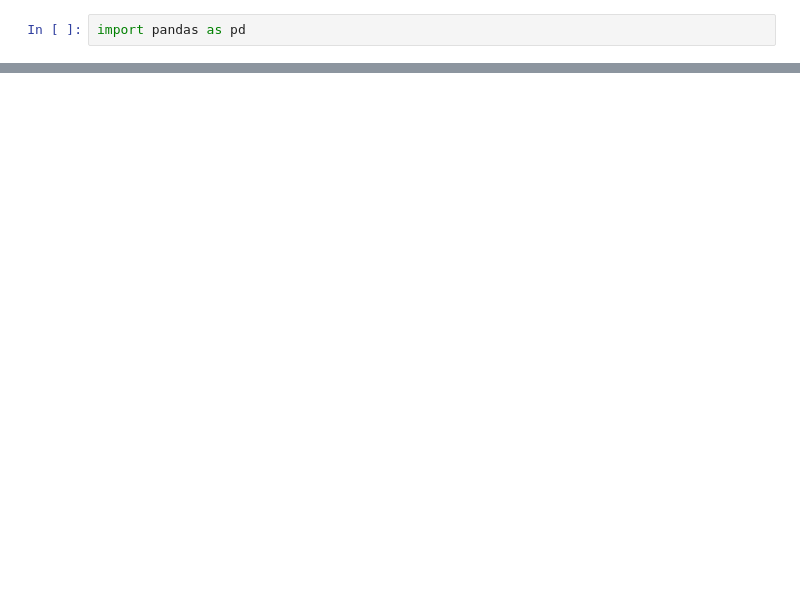
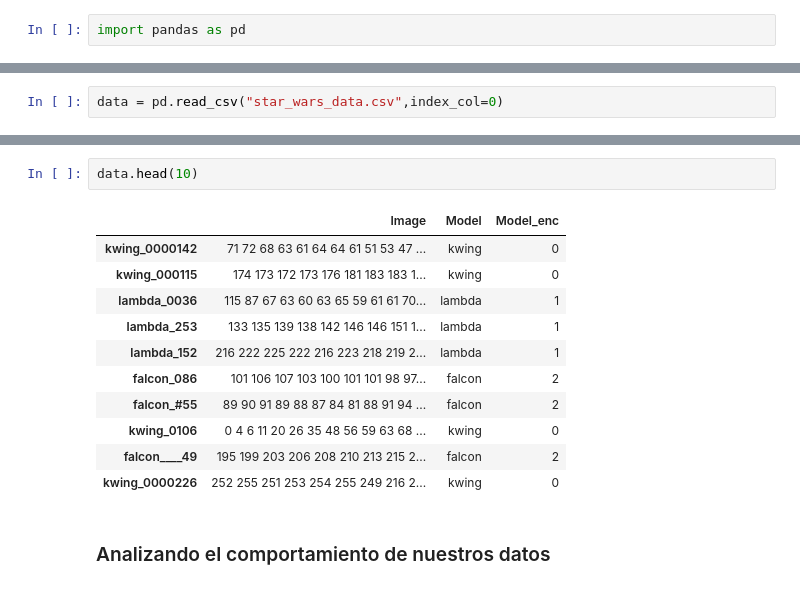
Before and after one commit to celiacintas/star_wars_hackathon, a Jupyter notebook: Introduccion-Pandas-00.ipynb, the cells around one changed output, grey strips where cells are left out. Saved outputs shown, nothing was run; the diff lists cells and outputs as text; blank space fills up the shorter version.

```diff
--- a/Introduccion-Pandas-00.ipynb
+++ b/Introduccion-Pandas-00.ipynb
@@ -12,0 +27,2 @@ df
+# %%
+data = pd.read_csv("star_wars_data.csv",index_col=0)
@@ -12,0 +46,16 @@ df
+# %%
+data.head(10)
+# %% [output]
+|  | Image | Model | Model_enc |
+| kwing_0000142 | 71 72 68 63 61 64 64 61 51 53 47 ... | kwing | 0 |
+| kwing_000115 | 174 173 172 173 176 181 183 183 1... | kwing | 0 |
+| lambda_0036 | 115 87 67 63 60 63 65 59 61 61 70... | lambda | 1 |
+| lambda_253 | 133 135 139 138 142 146 146 151 1... | lambda | 1 |
+| lambda_152 | 216 222 225 222 216 223 218 219 2... | lambda | 1 |
+| falcon_086 | 101 106 107 103 100 101 101 98 97... | falcon | 2 |
+| falcon_#55 | 89 90 91 89 88 87 84 81 88 91 94 ... | falcon | 2 |
+| kwing_0106 | 0 4 6 11 20 26 35 48 56 59 63 68 ... | kwing | 0 |
+| falcon____49 | 195 199 203 206 208 210 213 215 2... | falcon | 2 |
+| kwing_0000226 | 252 255 251 253 254 255 249 216 2... | kwing | 0 |
+# %% [markdown]
+### Analizando el comportamiento de nuestros datos
```
Also changed, not shown: parts of 23 cells of this notebook, 3 other files.
